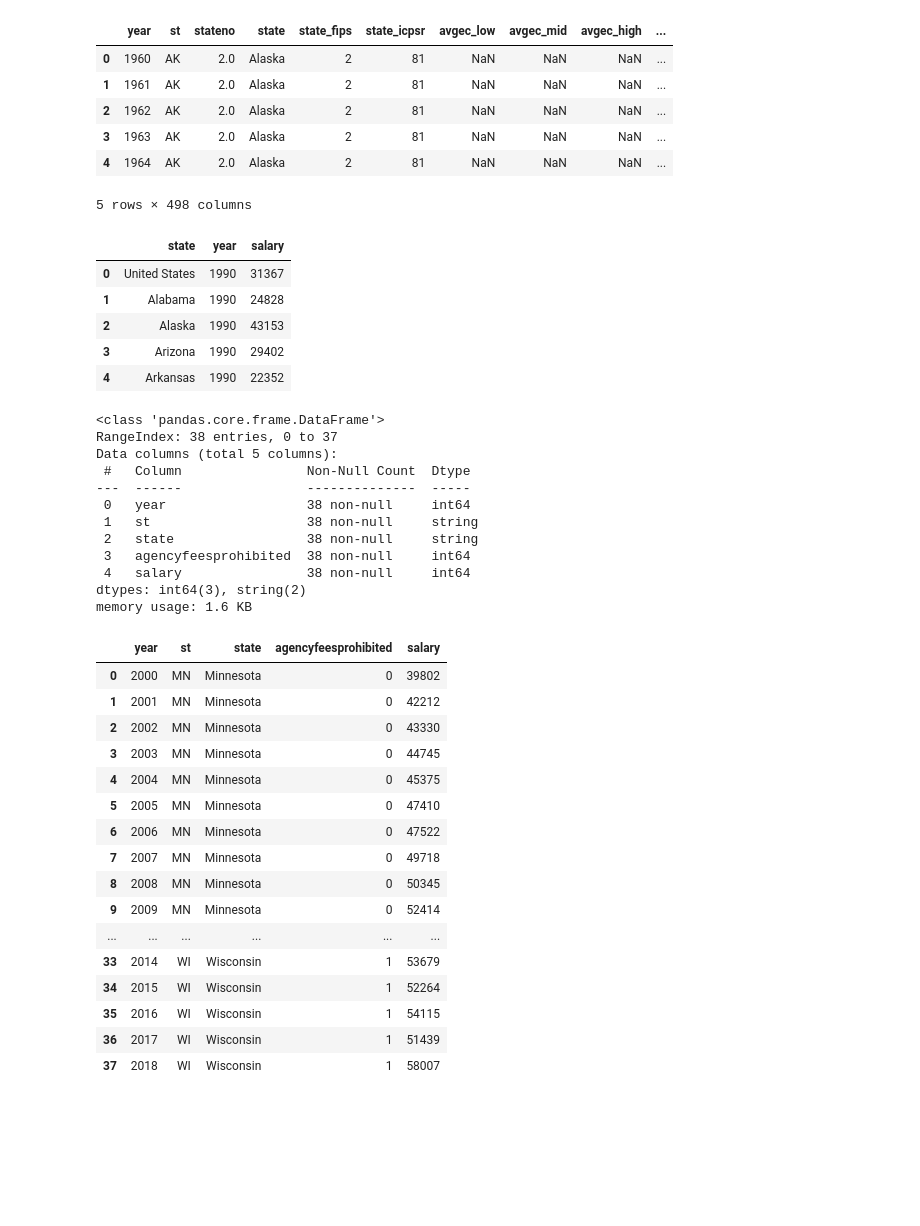
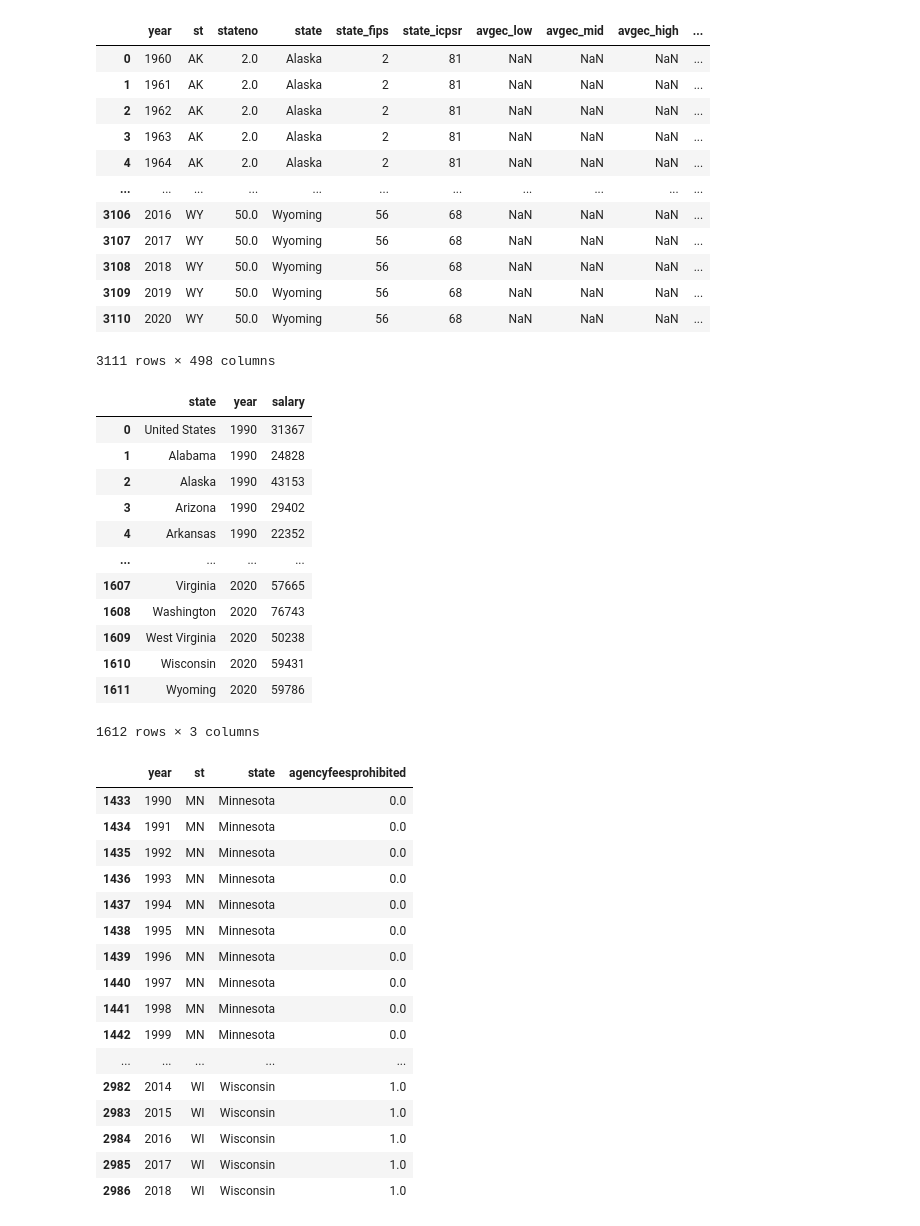
Before and after one commit to ricochn02/526-project, a Jupyter notebook: analysis_draft.ipynb, the cells around one changed output. Drawn from its saved outputs; the diff is of its cells as text; code cells hidden in the pictures; blank space fills up the shorter version.

Commit message:
Test TWFE with two states multiple periods

```diff
--- a/analysis_draft.ipynb
+++ b/analysis_draft.ipynb
@@ -5,7 +9,7 @@ import pyfixest as pf
 # %%
 df = pd.read_csv('data/cspp_data_2025-11-20.csv')
 df.columns
-df.head()
+df
 # %% [output]
 |  | year | st | stateno | state | state_fips | state_icpsr | avgec_low | avgec_mid | avgec_high | ... |
 | 0 | 1960 | AK | 2.0 | Alaska | 2 | 81 | NaN | NaN | NaN | ... |
@@ -13,7 +17,13 @@ df.head()
 | 2 | 1962 | AK | 2.0 | Alaska | 2 | 81 | NaN | NaN | NaN | ... |
 | 3 | 1963 | AK | 2.0 | Alaska | 2 | 81 | NaN | NaN | NaN | ... |
 | 4 | 1964 | AK | 2.0 | Alaska | 2 | 81 | NaN | NaN | NaN | ... |
+| ... | ... | ... | ... | ... | ... | ... | ... | ... | ... | ... |
+| 3106 | 2016 | WY | 50.0 | Wyoming | 56 | 68 | NaN | NaN | NaN | ... |
+| 3107 | 2017 | WY | 50.0 | Wyoming | 56 | 68 | NaN | NaN | NaN | ... |
+| 3108 | 2018 | WY | 50.0 | Wyoming | 56 | 68 | NaN | NaN | NaN | ... |
+| 3109 | 2019 | WY | 50.0 | Wyoming | 56 | 68 | NaN | NaN | NaN | ... |
+| 3110 | 2020 | WY | 50.0 | Wyoming | 56 | 68 | NaN | NaN | NaN | ... |
-5 rows × 498 columns
+3111 rows × 498 columns
 # %%
 salaries_df_wide = pd.read_csv('data/teacher_salaries.csv')
 salaries_df = pd.melt(salaries_df_wide, id_vars = ['State'], var_name = 'Year', value_name = 'Salary')
@@ -22,7 +32,7 @@ salaries_df.rename(columns = {'State': 'state', 'Year': 'year', 'Salary': 'salar
 salaries_df['year'] = salaries_df['year'].astype(int)
 salaries_df['salary'] = salaries_df['salary'].replace({',': ''}, regex=True).astype(int)
 
-salaries_df.head()
+salaries_df
 # %% [output]
 |  | state | year | salary |
 | 0 | United States | 1990 | 31367 |
@@ -30,48 +40,36 @@ salaries_df.head()
 | 2 | Alaska | 1990 | 43153 |
 | 3 | Arizona | 1990 | 29402 |
 | 4 | Arkansas | 1990 | 22352 |
+| ... | ... | ... | ... |
+| 1607 | Virginia | 2020 | 57665 |
+| 1608 | Washington | 2020 | 76743 |
+| 1609 | West Virginia | 2020 | 50238 |
+| 1610 | Wisconsin | 2020 | 59431 |
+| 1611 | Wyoming | 2020 | 59786 |
+1612 rows × 3 columns
 # %%
 df_filtered = df[['year', 'st', 'state', 'agencyfeesprohibited']]
 
 incl_states = ['Wisconsin', 'Minnesota']
 
 df_filtered = df_filtered[df_filtered['state'].isin(incl_states)]
-df_filtered = df_filtered[(df_filtered['year'] >= 2000) & (df_filtered['year'] <= 2018)]
+df_filtered = df_filtered[(df_filtered['year'] >= 1990) & (df_filtered['year'] <= 2018)]
 df_filtered
-
-df_merged = pd.merge(df_filtered, salaries_df, on = ['state', 'year'], how = 'left')
-df_merged['agencyfeesprohibited'] = df_merged['agencyfeesprohibited'].astype(int)
-df_merged["state"] = df_merged["state"].astype("string")
-df_merged["st"] = df_merged["st"].astype("string")
-df_merged.info()
-df_merged
 # %% [output]
-<class 'pandas.core.frame.DataFrame'>
-RangeIndex: 38 entries, 0 to 37
-Data columns (total 5 columns):
- #   Column                Non-Null Count  Dtype
----  ------                --------------  -----
- 0   year                  38 non-null     int64
- 1   st                    38 non-null     string
- 2   state                 38 non-null     string
- 3   agencyfeesprohibited  38 non-null     int64
- 4   salary                38 non-null     int64
-dtypes: int64(3), string(2)
-memory usage: 1.6 KB
-|  | year | st | state | agencyfeesprohibited | salary |
-| 0 | 2000 | MN | Minnesota | 0 | 39802 |
-| 1 | 2001 | MN | Minnesota | 0 | 42212 |
-| 2 | 2002 | MN | Minnesota | 0 | 43330 |
-| 3 | 2003 | MN | Minnesota | 0 | 44745 |
-| 4 | 2004 | MN | Minnesota | 0 | 45375 |
-| 5 | 2005 | MN | Minnesota | 0 | 47410 |
-| 6 | 2006 | MN | Minnesota | 0 | 47522 |
-| 7 | 2007 | MN | Minnesota | 0 | 49718 |
-| 8 | 2008 | MN | Minnesota | 0 | 50345 |
-| 9 | 2009 | MN | Minnesota | 0 | 52414 |
-| ... | ... | ... | ... | ... | ... |
-| 33 | 2014 | WI | Wisconsin | 1 | 53679 |
-| 34 | 2015 | WI | Wisconsin | 1 | 52264 |
-| 35 | 2016 | WI | Wisconsin | 1 | 54115 |
-| 36 | 2017 | WI | Wisconsin | 1 | 51439 |
-| 37 | 2018 | WI | Wisconsin | 1 | 58007 |
+|  | year | st | state | agencyfeesprohibited |
+| 1433 | 1990 | MN | Minnesota | 0.0 |
+| 1434 | 1991 | MN | Minnesota | 0.0 |
+| 1435 | 1992 | MN | Minnesota | 0.0 |
+| 1436 | 1993 | MN | Minnesota | 0.0 |
+| 1437 | 1994 | MN | Minnesota | 0.0 |
+| 1438 | 1995 | MN | Minnesota | 0.0 |
+| 1439 | 1996 | MN | Minnesota | 0.0 |
+| 1440 | 1997 | MN | Minnesota | 0.0 |
+| 1441 | 1998 | MN | Minnesota | 0.0 |
+| 1442 | 1999 | MN | Minnesota | 0.0 |
+| ... | ... | ... | ... | ... |
+| 2982 | 2014 | WI | Wisconsin | 1.0 |
+| 2983 | 2015 | WI | Wisconsin | 1.0 |
+| 2984 | 2016 | WI | Wisconsin | 1.0 |
+| 2985 | 2017 | WI | Wisconsin | 1.0 |
+| 2986 | 2018 | WI | Wisconsin | 1.0 |
```
Also changed, not shown: parts of 7 cells of this notebook, 3 other files.
